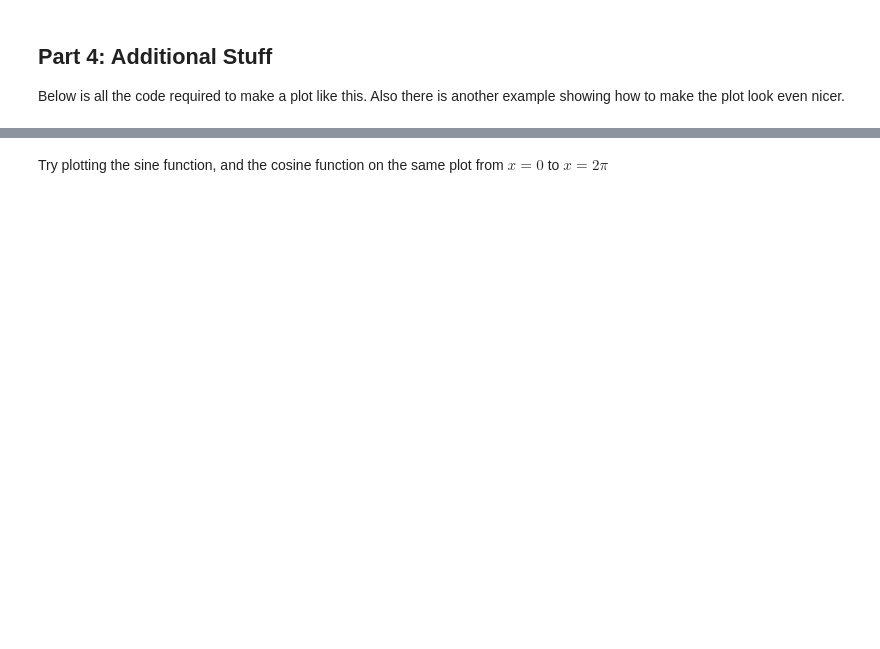
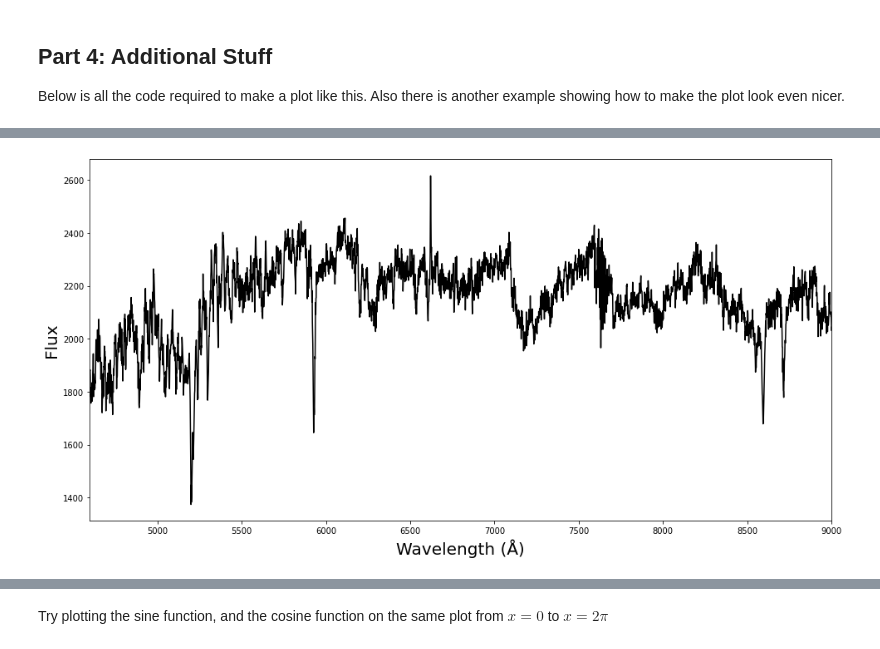
Before and after one commit to abatten/introduction-to-computing, a Jupyter notebook: introduction_to_python.ipynb, the cells around one changed output, grey strips where cells are left out. Drawn from its saved outputs; the diff is of its cells as text; code cells hidden in the pictures; blank space fills up the shorter version.

```diff
--- a/introduction_to_python.ipynb
+++ b/introduction_to_python.ipynb
@@ -480,0 +493,12 @@ plt.savefig("example_plot.png", dpi=image_resolution) # make the image higher re
+# %%
+fig, ax = plt.subplots(figsize=(16,8))  # Figsize sets the size of the image (i.e 16 inches x 8 inches)
+
+ax.plot(wavelength, spectra1, color="black")
+
+ # Note that you use ax instead of plt here. And to create labels you use set_xlabel.
+ax.set_xlabel("Wavelength (Å)", fontsize=20)
+ax.set_ylabel("Flux", fontsize=20)
+ax.set_xlim(4600, 9000) # Specify the minimum and maximum range for the x axis. You can change this to 'zoom in'.
+plt.show()
+# %% [output]
+[figure, added]
```
Also changed, not shown: parts of 18 cells of this notebook.
